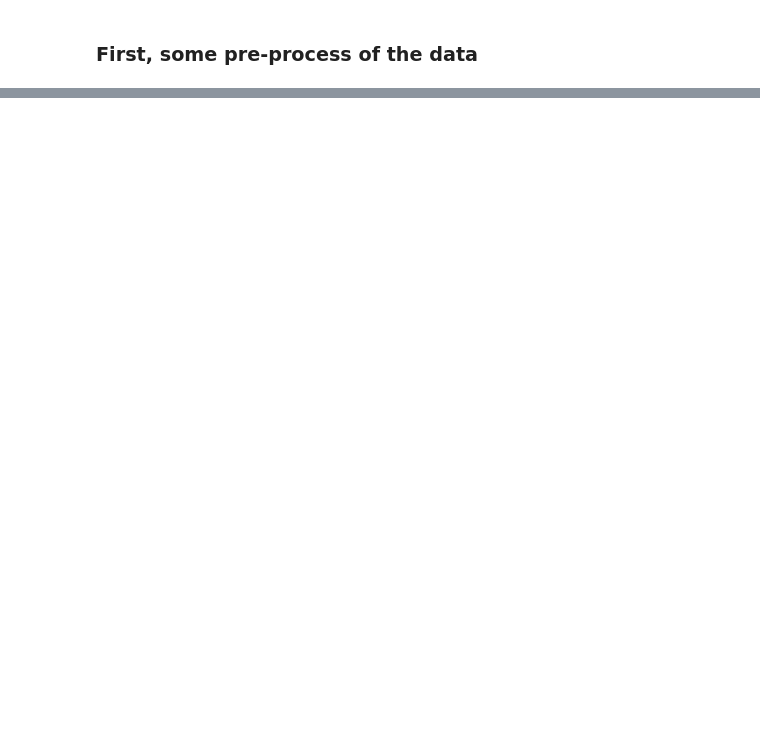
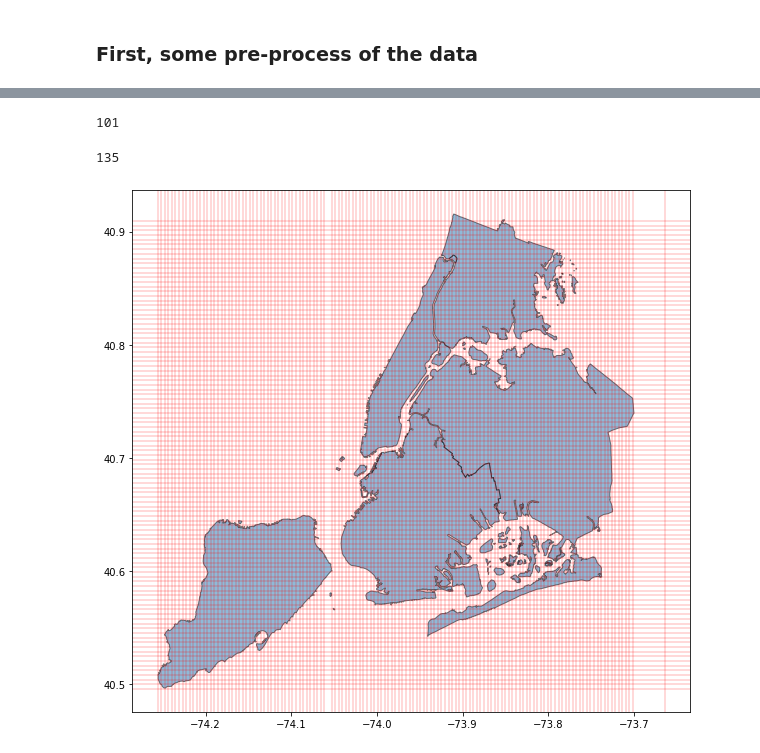
Before and after one commit to felixilie/nyc-motor-vehicle-collision, a Jupyter notebook: prediction.ipynb, the cells around one changed output, grey strips where cells are left out. Drawn from its saved outputs; the diff is of its cells as text; code cells hidden in the pictures; blank space fills up the shorter version.

```diff
--- a/prediction.ipynb
+++ b/prediction.ipynb
@@ -38,0 +129,2 @@ df.head()
+# %%
+df = df.reset_index(drop=True)
@@ -39 +139,31 @@ df.head()
+# %%
+Number_of_Cells = 100
+step = (df['LATITUDE'].max()-df['LATITUDE'].min())/Number_of_Cells
+to_bin = lambda x: np.floor(x / step) * step
+df["lat_bin"] = df['LATITUDE'].map(to_bin)
+df["lon_bin"] = df['LONGITUDE'].map(to_bin)
+# %%
+df["lat_bin"].unique().size
+# %% [output]
+101
+# %%
+df["lon_bin"].unique().size
+# %% [output]
+135
+# %%
+nyc = gdp.read_file(gdp.datasets.get_path('nybb'))
+# %%
+nyc = nyc.to_crs("EPSG:4326")
+# %%
+# Plot the generated grid
+ax =nyc.plot(figsize=(10, 10), alpha=0.5, edgecolor='k')
+for i in df["lat_bin"].unique():
+    plt.axhline(i, color='r', alpha=0.2)
+for i in df["lon_bin"].unique():
+    plt.axvline(i, color='r' , alpha=0.2)
+# plt.xlim(-74, -73.89)
+# plt.ylim(40.49, 40.68)
+plt.show()
+# %% [output]
+[figure, added]
 # %%
```
Also changed, not shown: parts of 90 cells of this notebook, 1 other file.
